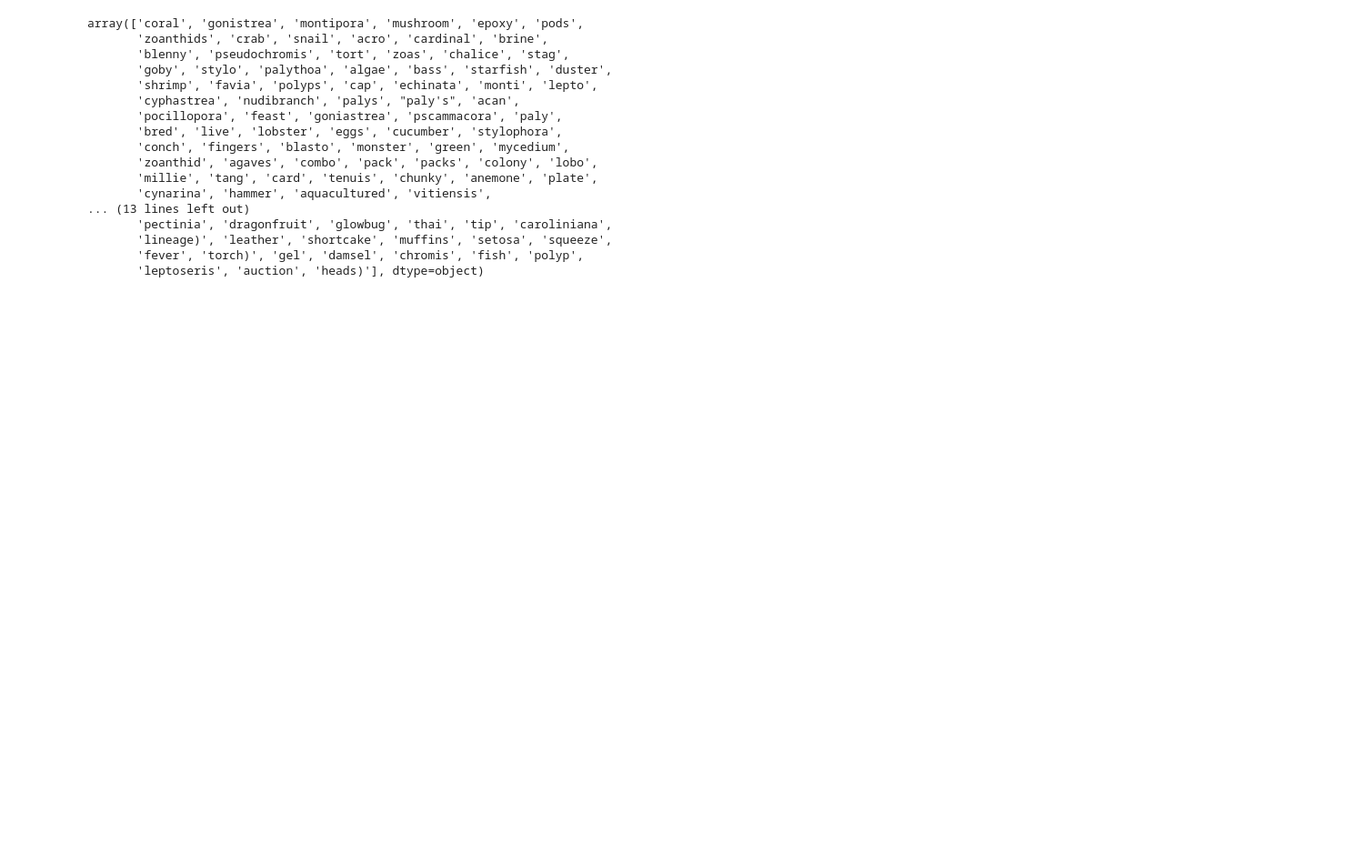
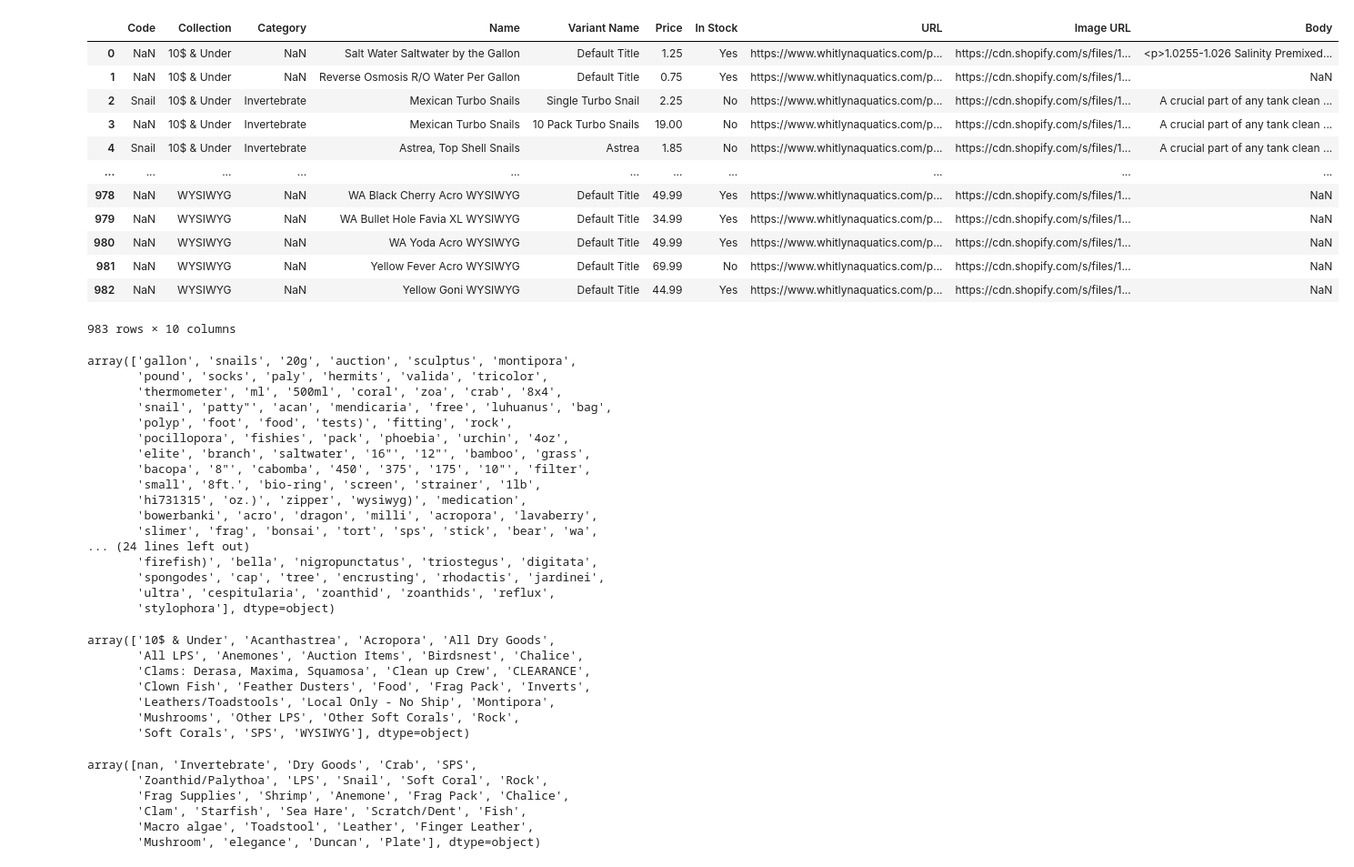
Before and after one commit to xultaeculcis/coral-net, a Jupyter notebook: notebooks/shopify-label-extractor.ipynb, the cells around one changed output. Shown at 91% size. Saved outputs shown, nothing was run; the diff lists cells and outputs as text; code cells hidden in the pictures; blank space fills up the shorter version.

```diff
--- a/notebooks/shopify-label-extractor.ipynb
+++ b/notebooks/shopify-label-extractor.ipynb
@@ -47,20 +48,49 @@ df
 # %%
-df.apply(lambda row: row["Name"].lower().split(" ")[-1], axis=1).unique()
+display(df)
+display(df.apply(lambda row: row["Name"].lower().split(" ")[-1], axis=1).unique())
+display(df["Collection"].unique())
+display(df["Category"].unique())
 # %% [output]
+|  | Code | Collection | Category | Name | Variant Name | Price | In Stock | URL | Image URL | Body |
+| 0 | NaN | 10$ & Under | NaN | Salt Water Saltwater by the Gallon | Default Title | 1.25 | Yes | https://www.whitlynaquatics.com/p... | https://cdn.shopify.com/s/files/1... | <p>1.0255-1.026 Salinity Premixed... |
+| 1 | NaN | 10$ & Under | NaN | Reverse Osmosis R/O Water Per Gallon | Default Title | 0.75 | Yes | https://www.whitlynaquatics.com/p... | https://cdn.shopify.com/s/files/1... | NaN |
+| 2 | Snail | 10$ & Under | Invertebrate | Mexican Turbo Snails | Single Turbo Snail | 2.25 | No | https://www.whitlynaquatics.com/p... | https://cdn.shopify.com/s/files/1... | A crucial part of any tank clean ... |
+| 3 | NaN | 10$ & Under | Invertebrate | Mexican Turbo Snails | 10 Pack Turbo Snails | 19.00 | No | https://www.whitlynaquatics.com/p... | https://cdn.shopify.com/s/files/1... | A crucial part of any tank clean ... |
+| 4 | Snail | 10$ & Under | Invertebrate | Astrea, Top Shell Snails | Astrea | 1.85 | No | https://www.whitlynaquatics.com/p... | https://cdn.shopify.com/s/files/1... | A crucial part of any tank clean ... |
+| ... | ... | ... | ... | ... | ... | ... | ... | ... | ... | ... |
+| 978 | NaN | WYSIWYG | NaN | WA Black Cherry Acro WYSIWYG | Default Title | 49.99 | Yes | https://www.whitlynaquatics.com/p... | https://cdn.shopify.com/s/files/1... | NaN |
+| 979 | NaN | WYSIWYG | NaN | WA Bullet Hole Favia XL WYSIWYG | Default Title | 34.99 | Yes | https://www.whitlynaquatics.com/p... | https://cdn.shopify.com/s/files/1... | NaN |
+| 980 | NaN | WYSIWYG | NaN | WA Yoda Acro WYSIWYG | Default Title | 49.99 | Yes | https://www.whitlynaquatics.com/p... | https://cdn.shopify.com/s/files/1... | NaN |
+| 981 | NaN | WYSIWYG | NaN | Yellow Fever Acro WYSIWYG | Default Title | 69.99 | No | https://www.whitlynaquatics.com/p... | https://cdn.shopify.com/s/files/1... | NaN |
+| 982 | NaN | WYSIWYG | NaN | Yellow Goni WYSIWYG | Default Title | 44.99 | Yes | https://www.whitlynaquatics.com/p... | https://cdn.shopify.com/s/files/1... | NaN |
-array(['coral', 'gonistrea', 'montipora', 'mushroom', 'epoxy', 'pods',
-       'zoanthids', 'crab', 'snail', 'acro', 'cardinal', 'brine',
-       'blenny', 'pseudochromis', 'tort', 'zoas', 'chalice', 'stag',
-       'goby', 'stylo', 'palythoa', 'algae', 'bass', 'starfish', 'duster',
-       'shrimp', 'favia', 'polyps', 'cap', 'echinata', 'monti', 'lepto',
-       'cyphastrea', 'nudibranch', 'palys', "paly's", 'acan',
-       'pocillopora', 'feast', 'goniastrea', 'pscammacora', 'paly',
-       'bred', 'live', 'lobster', 'eggs', 'cucumber', 'stylophora',
-       'conch', 'fingers', 'blasto', 'monster', 'green', 'mycedium',
-       'zoanthid', 'agaves', 'combo', 'pack', 'packs', 'colony', 'lobo',
-       'millie', 'tang', 'card', 'tenuis', 'chunky', 'anemone', 'plate',
-       'cynarina', 'hammer', 'aquacultured', 'vitiensis',
-... (13 lines left out)
-       'pectinia', 'dragonfruit', 'glowbug', 'thai', 'tip', 'caroliniana',
-       'lineage)', 'leather', 'shortcake', 'muffins', 'setosa', 'squeeze',
-       'fever', 'torch)', 'gel', 'damsel', 'chromis', 'fish', 'polyp',
-       'leptoseris', 'auction', 'heads)'], dtype=object)
+983 rows × 10 columns
+array(['gallon', 'snails', '20g', 'auction', 'sculptus', 'montipora',
+       'pound', 'socks', 'paly', 'hermits', 'valida', 'tricolor',
+       'thermometer', 'ml', '500ml', 'coral', 'zoa', 'crab', '8x4',
+       'snail', 'patty"', 'acan', 'mendicaria', 'free', 'luhuanus', 'bag',
+       'polyp', 'foot', 'food', 'tests)', 'fitting', 'rock',
+       'pocillopora', 'fishies', 'pack', 'phoebia', 'urchin', '4oz',
+       'elite', 'branch', 'saltwater', '16"', '12"', 'bamboo', 'grass',
+       'bacopa', '8"', 'cabomba', '450', '375', '175', '10"', 'filter',
+       'small', '8ft.', 'bio-ring', 'screen', 'strainer', '1lb',
+       'hi731315', 'oz.)', 'zipper', 'wysiwyg)', 'medication',
+       'bowerbanki', 'acro', 'dragon', 'milli', 'acropora', 'lavaberry',
+       'slimer', 'frag', 'bonsai', 'tort', 'sps', 'stick', 'bear', 'wa',
+... (24 lines left out)
+       'firefish)', 'bella', 'nigropunctatus', 'triostegus', 'digitata',
+       'spongodes', 'cap', 'tree', 'encrusting', 'rhodactis', 'jardinei',
+       'ultra', 'cespitularia', 'zoanthid', 'zoanthids', 'reflux',
+       'stylophora'], dtype=object)
+array(['10$ & Under', 'Acanthastrea', 'Acropora', 'All Dry Goods',
+       'All LPS', 'Anemones', 'Auction Items', 'Birdsnest', 'Chalice',
+       'Clams: Derasa, Maxima, Squamosa', 'Clean up Crew', 'CLEARANCE',
+       'Clown Fish', 'Feather Dusters', 'Food', 'Frag Pack', 'Inverts',
+       'Leathers/Toadstools', 'Local Only - No Ship', 'Montipora',
+       'Mushrooms', 'Other LPS', 'Other Soft Corals', 'Rock',
+       'Soft Corals', 'SPS', 'WYSIWYG'], dtype=object)
+array([nan, 'Invertebrate', 'Dry Goods', 'Crab', 'SPS',
+       'Zoanthid/Palythoa', 'LPS', 'Snail', 'Soft Coral', 'Rock',
+       'Frag Supplies', 'Shrimp', 'Anemone', 'Frag Pack', 'Chalice',
+       'Clam', 'Starfish', 'Sea Hare', 'Scratch/Dent', 'Fish',
+       'Macro algae', 'Toadstool', 'Leather', 'Finger Leather',
+       'Mushroom', 'elegance', 'Duncan', 'Plate'], dtype=object)
```
Also changed, not shown: parts of 11 cells of this notebook, 1 other file.
